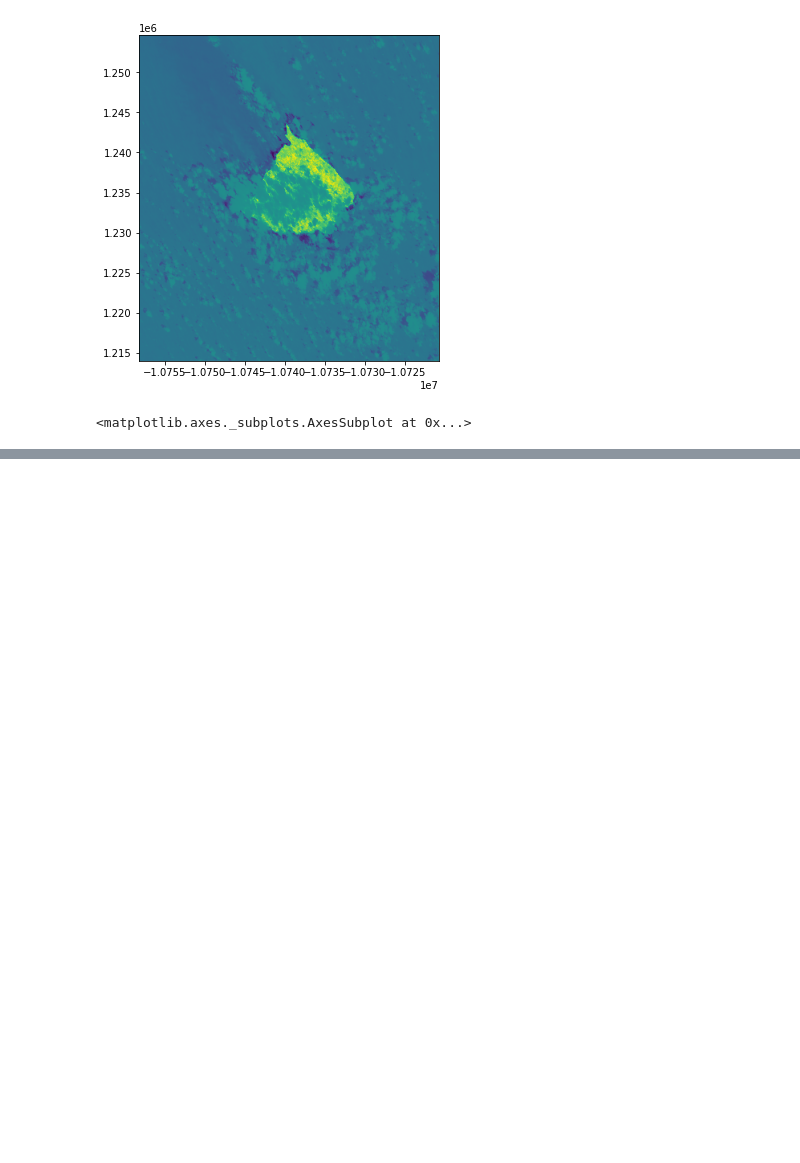
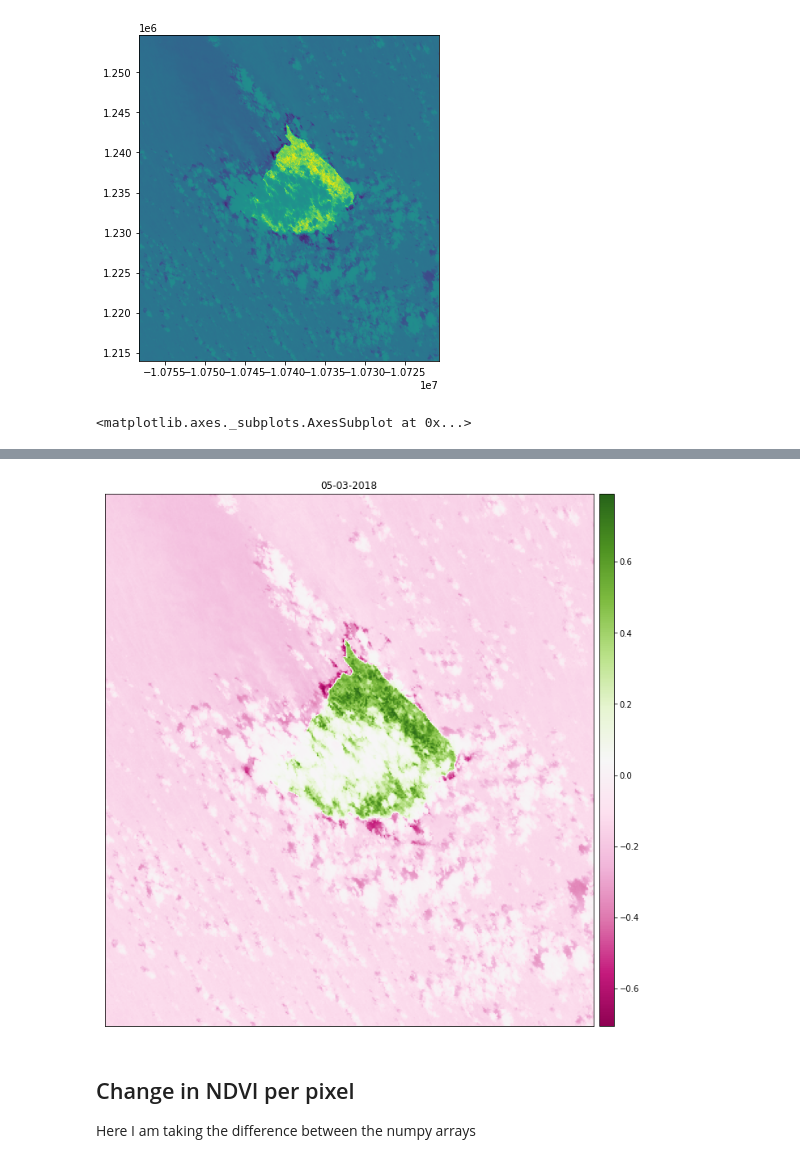
Before and after one commit to hardikkamboj/Google-Earth-Engine-Notebooks, a Jupyter notebook: USE_CASES/Analyzing_cyclone_winston/Analyzing_result.ipynb, the cells around one changed output, grey strips where cells are left out. Saved outputs shown, nothing was run; the diff lists cells and outputs as text; code cells hidden in the pictures; blank space fills up the shorter version.

```diff
--- a/USE_CASES/Analyzing_cyclone_winston/Analyzing_result.ipynb
+++ b/USE_CASES/Analyzing_cyclone_winston/Analyzing_result.ipynb
@@ -84,0 +117,4 @@ show(img4)
+# %%
+path4 = '/content/content/data/wx_LANDSAT_LC08_C01_T1_8DAY_NDVI_20160305.time.20160305T000000.tif'
+
+naip_data2 = rxr.open_rasterio(path4)
@@ -84,0 +125,11 @@ show(img4)
+# %%
+ep.plot_bands(naip_data2,
+              cmap='PiYG',
+              scale=False,
+              title="05-03-2018")
+plt.show()
+# %% [output]
+[figure, added]
+# %% [markdown]
+## Change in NDVI per pixel
+Here I am taking the difference between the numpy arrays
```
Also changed, not shown: parts of 13 cells of this notebook.
